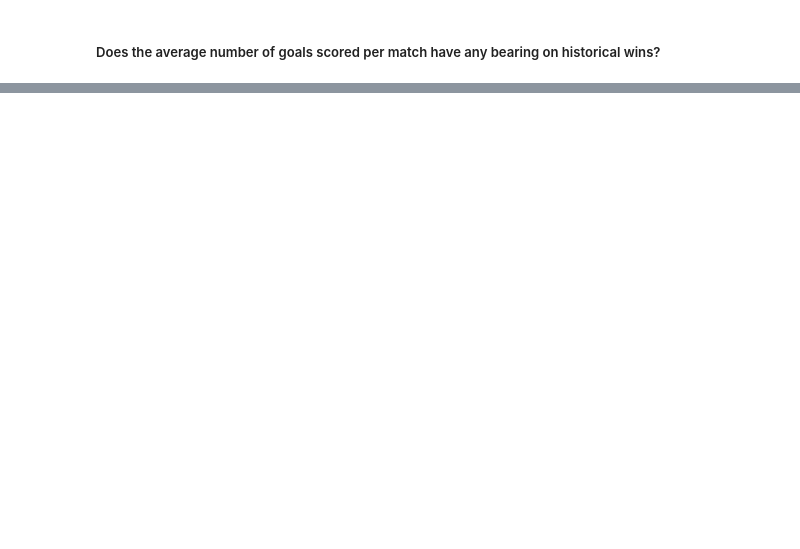
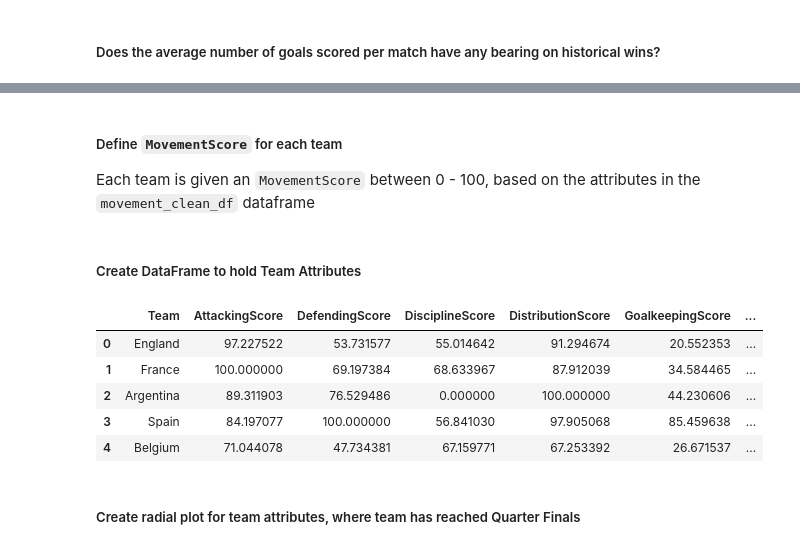
Before and after one commit to sdurham1606/Fifa-2026-World-Cup-Project, a Jupyter notebook: notebooks/04_EDA.ipynb, the cells around one changed output, grey strips where cells are left out. Drawn from its saved outputs; the diff is of its cells as text; code cells hidden in the pictures; blank space fills up the shorter version.

Commit message:
Correcting data discrepancies for graphs where time period differs. Created z-scores for 2026 team attributes to compare where the quarter-finalists strenghts were.

```diff
--- a/notebooks/04_EDA.ipynb
+++ b/notebooks/04_EDA.ipynb
@@ -438,0 +475,56 @@ The correlation matrix shows a correlation of 0.52, which is closer to 1 than it
+# %%
+goalkeeping_attributes = ['CleanSheets','GoalsConceded','OutsidePenaltyAreaPC'] # need to confirm which attributes we want to include here
+
+# Create z-scores
+goalkeeping_z_scores = pd.DataFrame(StandardScaler().fit_transform(goalkeeping_clean_df[goalkeeping_attributes]), columns=goalkeeping_attributes, index=goalkeeping_clean_df.index)
+
+# inverse scores where lower value should contribute to higher score
+goalkeeping_z_scores['GoalsConceded'] *= -1
+
+# Average z-scores
+goalkeeping_clean_df['GoalkeepingZScore'] = goalkeeping_z_scores.mean(axis=1)
+
+# Scale 0-100
+goalkeeping_clean_df['GoalkeepingScore'] = scaler.fit_transform(goalkeeping_clean_df[['GoalkeepingZScore']]) * 100
+
+# display(goalkeeping_clean_df.sort_values(by='GoalkeepingScore', ascending=False).head(10))
+# %% [markdown]
+##### Define `MovementScore` for each team
+Each team is given an `MovementScore` between 0 - 100, based on the attributes in the `movement_clean_df` dataframe
+# %%
+movement_attributes = ['OffersToReceive', 'OffersInBehind', 'OffersInBetween', 'OffersOutsideTeamShape', 'ReceptionsInBehind', 'ReceptionsBetweenMidfieldAndDefensiveLine', 'ReceptionsUnderPressure'] # need to confirm which attributes we want to include here
+
+# Create z-scores
+movement_z_scores = pd.DataFrame(StandardScaler().fit_transform(movement_clean_df[movement_attributes]), columns=movement_attributes, index=movement_clean_df.index)
+
+# inverse scores where lower value should contribute to higher score
+
+# Average z-scores
+movement_clean_df['MovementZScore'] = movement_z_scores.mean(axis=1)
+
+# Scale 0-100
+movement_clean_df['MovementScore'] = scaler.fit_transform(movement_clean_df[['MovementZScore']]) * 100
+
+# display(movement_clean_df.sort_values(by='MovementScore', ascending=False).head(10))
+# %% [markdown]
+##### Create DataFrame to hold Team Attributes
+# %%
+team_attributes = pd.merge(attacking_clean_df[['Team', 'AttackingScore']],
+                             defending_clean_df[['Team', 'DefendingScore']],
+                             how='inner',
+                             on='Team')
+team_attributes = team_attributes.merge(discipline_clean_df[['Team', 'DisciplineScore']], how='inner', on='Team').merge(
+    distribution_clean_df[['Team', 'DistributionScore']], how='inner', on='Team').merge(
+        goalkeeping_clean_df[['Team', 'GoalkeepingScore']], how='inner', on='Team').merge(
+            movement_clean_df[['Team', 'MovementScore']], how='inner', on='Team').merge(
+                physical_clean_df[['Team', 'PhysicalScore']], how='inner', on='Team'
+)
+# %%
+team_attributes.head()
+# %% [output]
+|  | Team | AttackingScore | DefendingScore | DisciplineScore | DistributionScore | GoalkeepingScore | ... |
+| 0 | England | 97.227522 | 53.731577 | 55.014642 | 91.294674 | 20.552353 | ... |
+| 1 | France | 100.000000 | 69.197384 | 68.633967 | 87.912039 | 34.584465 | ... |
+| 2 | Argentina | 89.311903 | 76.529486 | 0.000000 | 100.000000 | 44.230606 | ... |
+| 3 | Spain | 84.197077 | 100.000000 | 56.841030 | 97.905068 | 85.459638 | ... |
+| 4 | Belgium | 71.044078 | 47.734381 | 67.159771 | 67.253392 | 26.671537 | ... |
@@ -438,0 +543,2 @@ The correlation matrix shows a correlation of 0.52, which is closer to 1 than it
+# %% [markdown]
+##### Create radial plot for team attributes, where team has reached Quarter Finals
```
Also changed, not shown: parts of 34 cells of this notebook, 40 other files.
